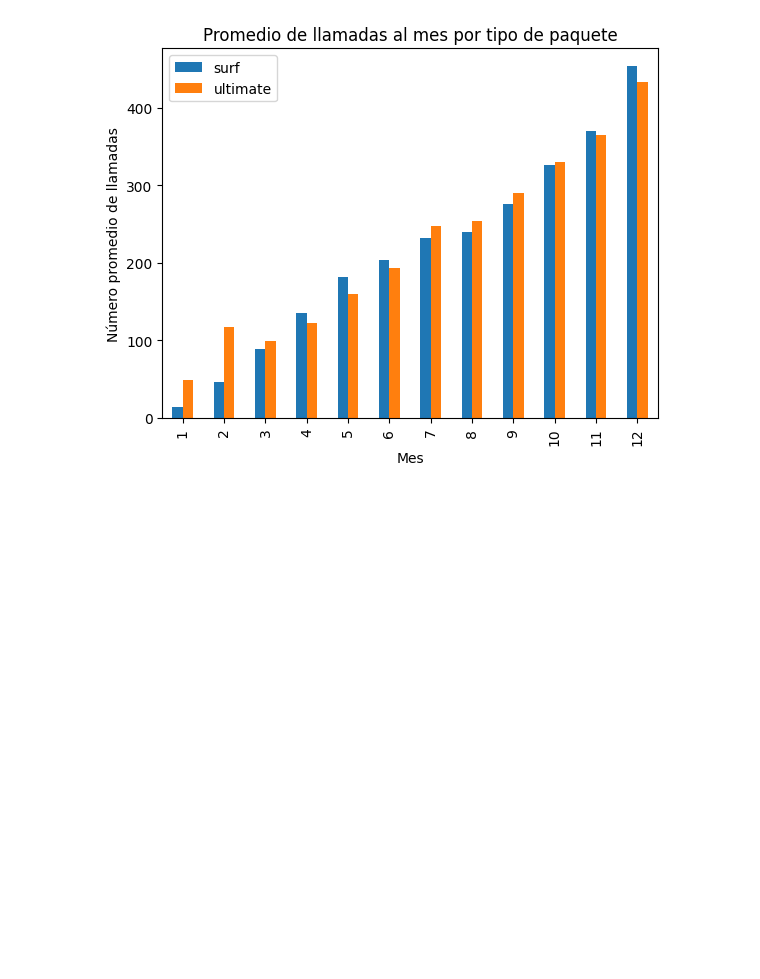
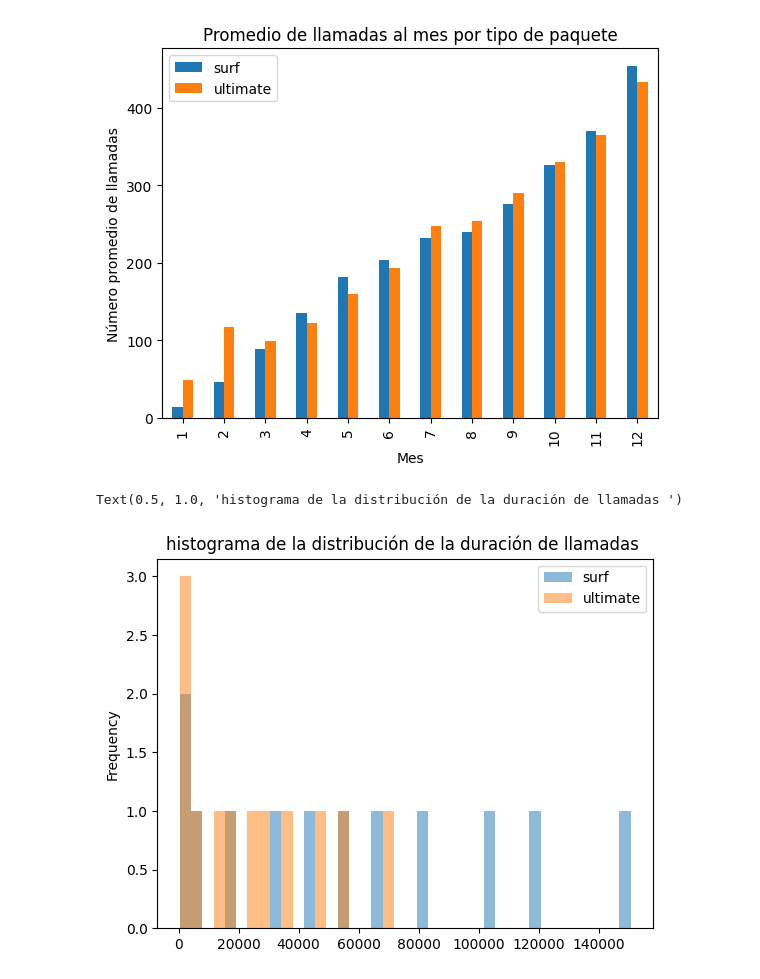
Before and after one commit to DiffelVIA/Sprint_5, a Jupyter notebook: sprint_5.ipynb, the cells around one changed output. Drawn from its saved outputs; the diff is of its cells as text; code cells hidden in the pictures; blank space fills up the shorter version.

```diff
--- a/sprint_5.ipynb
+++ b/sprint_5.ipynb
@@ -442,3 +442,14 @@ plt.show()
 [figure]
 # %%
 # Compara el número de minutos mensuales que necesitan los usuarios de cada plan. Traza un histograma.
+min_surf = total_info[total_info['tariff']=='surf'].groupby('month')['total_duration'].sum().reset_index()
+min_ultimate = total_info[total_info['tariff']=='ultimate'].groupby('month')['total_duration'].sum().reset_index()
+
+total_minutes = min_surf.merge(min_ultimate, on='month')
+total_minutes.columns = ['month','surf','ultimate']
+
+total_minutes[['surf','ultimate']].plot(kind='hist', alpha= 0.5, bins=40)
+plt.title('histograma de la distribución de la duración de llamadas ')
+# %% [output]
+Text(0.5, 1.0, 'histograma de la distribución de la duración de llamadas ')
+[figure, added]
```
Also changed, not shown: parts of 11 cells of this notebook.
